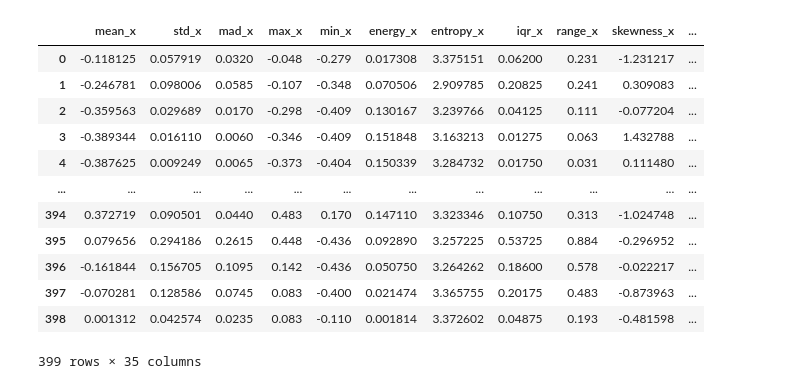
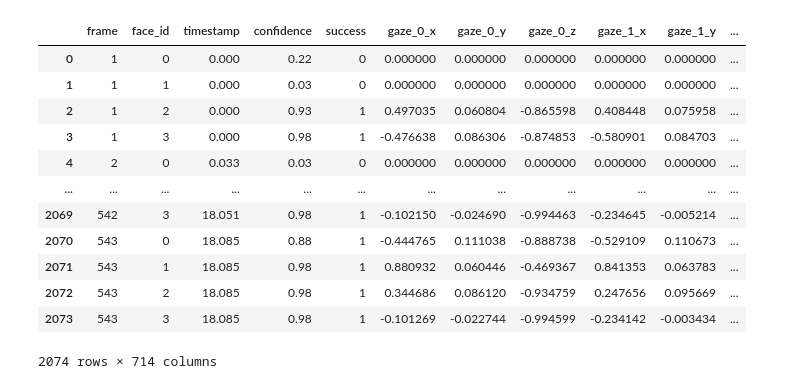
Before and after one commit to jeffshee/icer, a Jupyter notebook: openface/Untitled.ipynb, the cells around one changed output. Drawn from its saved outputs; the diff is of its cells as text; code cells hidden in the pictures.

```diff
--- a/openface/Untitled.ipynb
+++ b/openface/Untitled.ipynb
@@ -1,22 +1,30 @@
 # %%
 import pandas as pd
 import numpy as np
 
-csv_path = "./preprocess_2.csv"
+DIR_PATH = "../../movie/processed_data/"
+csv_path = DIR_PATH + "multi_people.csv"
 df = pd.read_csv(csv_path)
 
+# 元のcsvのカラム名の先頭に空白があるため
+columns_dict = {}
+for column_name in df.columns:
+    columns_dict[column_name] = column_name.lstrip()
+columns_dict
+df = df.rename(columns=columns_dict)
+
 df
 # %% [output]
-|  | mean_x | std_x | mad_x | max_x | min_x | energy_x | entropy_x | iqr_x | range_x | skewness_x | ... |
-| 0 | -0.118125 | 0.057919 | 0.0320 | -0.048 | -0.279 | 0.017308 | 3.375151 | 0.06200 | 0.231 | -1.231217 | ... |
-| 1 | -0.246781 | 0.098006 | 0.0585 | -0.107 | -0.348 | 0.070506 | 2.909785 | 0.20825 | 0.241 | 0.309083 | ... |
-| 2 | -0.359563 | 0.029689 | 0.0170 | -0.298 | -0.409 | 0.130167 | 3.239766 | 0.04125 | 0.111 | -0.077204 | ... |
-| 3 | -0.389344 | 0.016110 | 0.0060 | -0.346 | -0.409 | 0.151848 | 3.163213 | 0.01275 | 0.063 | 1.432788 | ... |
-| 4 | -0.387625 | 0.009249 | 0.0065 | -0.373 | -0.404 | 0.150339 | 3.284732 | 0.01750 | 0.031 | 0.111480 | ... |
+|  | frame | face_id | timestamp | confidence | success | gaze_0_x | gaze_0_y | gaze_0_z | gaze_1_x | gaze_1_y | ... |
+| 0 | 1 | 0 | 0.000 | 0.22 | 0 | 0.000000 | 0.000000 | 0.000000 | 0.000000 | 0.000000 | ... |
+| 1 | 1 | 1 | 0.000 | 0.03 | 0 | 0.000000 | 0.000000 | 0.000000 | 0.000000 | 0.000000 | ... |
+| 2 | 1 | 2 | 0.000 | 0.93 | 1 | 0.497035 | 0.060804 | -0.865598 | 0.408448 | 0.075958 | ... |
+| 3 | 1 | 3 | 0.000 | 0.98 | 1 | -0.476638 | 0.086306 | -0.874853 | -0.580901 | 0.084703 | ... |
+| 4 | 2 | 0 | 0.033 | 0.03 | 0 | 0.000000 | 0.000000 | 0.000000 | 0.000000 | 0.000000 | ... |
 | ... | ... | ... | ... | ... | ... | ... | ... | ... | ... | ... | ... |
-| 394 | 0.372719 | 0.090501 | 0.0440 | 0.483 | 0.170 | 0.147110 | 3.323346 | 0.10750 | 0.313 | -1.024748 | ... |
-| 395 | 0.079656 | 0.294186 | 0.2615 | 0.448 | -0.436 | 0.092890 | 3.257225 | 0.53725 | 0.884 | -0.296952 | ... |
-| 396 | -0.161844 | 0.156705 | 0.1095 | 0.142 | -0.436 | 0.050750 | 3.264262 | 0.18600 | 0.578 | -0.022217 | ... |
-| 397 | -0.070281 | 0.128586 | 0.0745 | 0.083 | -0.400 | 0.021474 | 3.365755 | 0.20175 | 0.483 | -0.873963 | ... |
-| 398 | 0.001312 | 0.042574 | 0.0235 | 0.083 | -0.110 | 0.001814 | 3.372602 | 0.04875 | 0.193 | -0.481598 | ... |
+| 2069 | 542 | 3 | 18.051 | 0.98 | 1 | -0.102150 | -0.024690 | -0.994463 | -0.234645 | -0.005214 | ... |
+| 2070 | 543 | 0 | 18.085 | 0.88 | 1 | -0.444765 | 0.111038 | -0.888738 | -0.529109 | 0.110673 | ... |
+| 2071 | 543 | 1 | 18.085 | 0.98 | 1 | 0.880932 | 0.060446 | -0.469367 | 0.841353 | 0.063783 | ... |
+| 2072 | 543 | 2 | 18.085 | 0.98 | 1 | 0.344686 | 0.086120 | -0.934759 | 0.247656 | 0.095669 | ... |
+| 2073 | 543 | 3 | 18.085 | 0.98 | 1 | -0.101269 | -0.022744 | -0.994599 | -0.234142 | -0.003434 | ... |
-399 rows × 35 columns
+2074 rows × 714 columns
```
Also changed, not shown: parts of 7 cells of this notebook, 2 other files.
